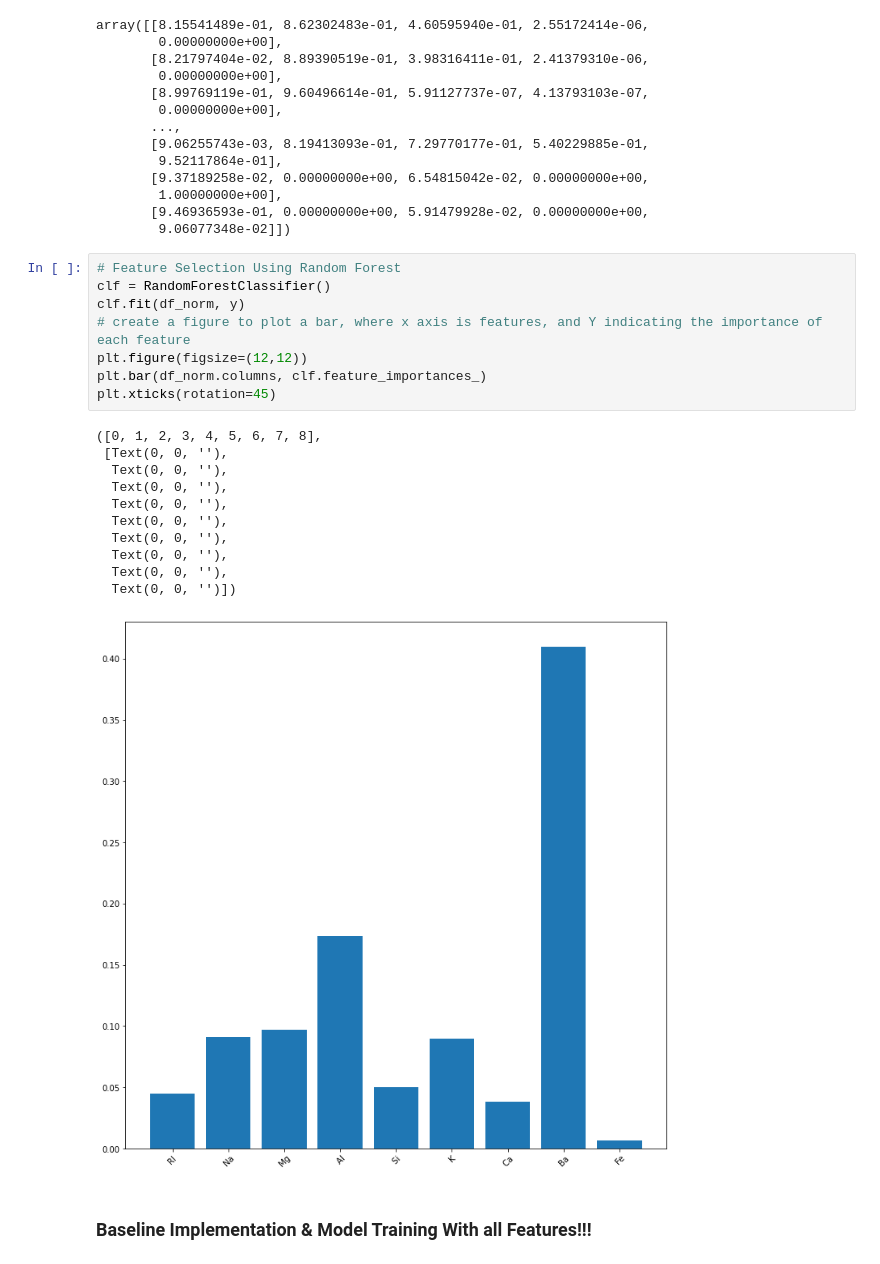
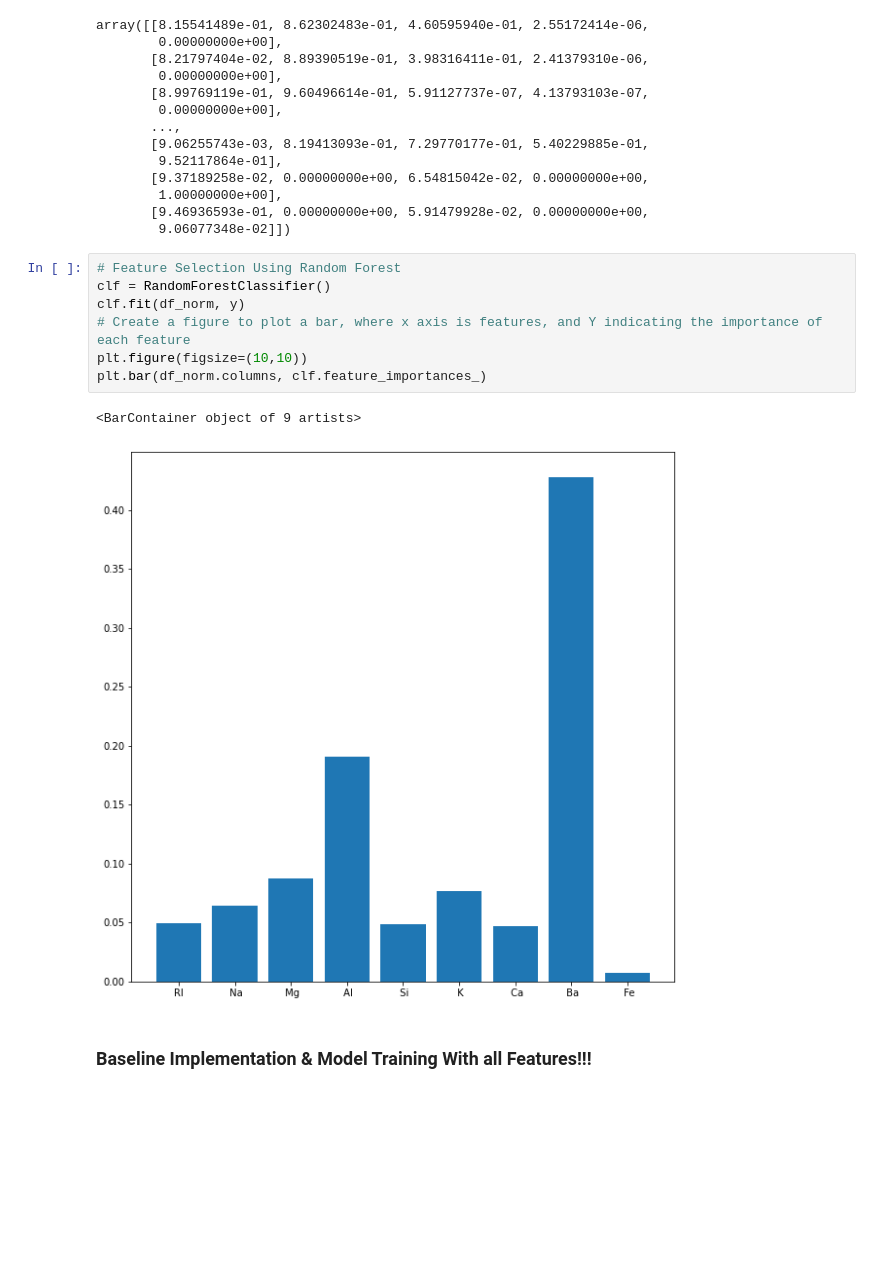
Before and after one commit to BSSB33/DSC-Lab, a Jupyter notebook: glass.ipynb, the cells around one changed output. Saved outputs shown, nothing was run; the diff lists cells and outputs as text; blank space fills up the shorter version.

```diff
--- a/glass.ipynb
+++ b/glass.ipynb
@@ -105,23 +105,13 @@ array([[8.15541489e-01, 8.62302483e-01, 4.60595940e-01, 2.55172414e-06,
 # %%
 # Feature Selection Using Random Forest
 clf = RandomForestClassifier()
 clf.fit(df_norm, y)
-# create a figure to plot a bar, where x axis is features, and Y indicating the importance of each feature
-plt.figure(figsize=(12,12))
+# Create a figure to plot a bar, where x axis is features, and Y indicating the importance of each feature
+plt.figure(figsize=(10,10))
 plt.bar(df_norm.columns, clf.feature_importances_)
-plt.xticks(rotation=45)
 # %% [output]
-([0, 1, 2, 3, 4, 5, 6, 7, 8],
- [Text(0, 0, ''),
-  Text(0, 0, ''),
-  Text(0, 0, ''),
-  Text(0, 0, ''),
-  Text(0, 0, ''),
-  Text(0, 0, ''),
-  Text(0, 0, ''),
-  Text(0, 0, ''),
-  Text(0, 0, '')])
+<BarContainer object of 9 artists>
-[figure, old version]
+[figure, new version]
 # %% [markdown]
 ### Baseline Implementation & Model Training With all Features!!!
 # %%
```
Also changed, not shown: 2 other files.
